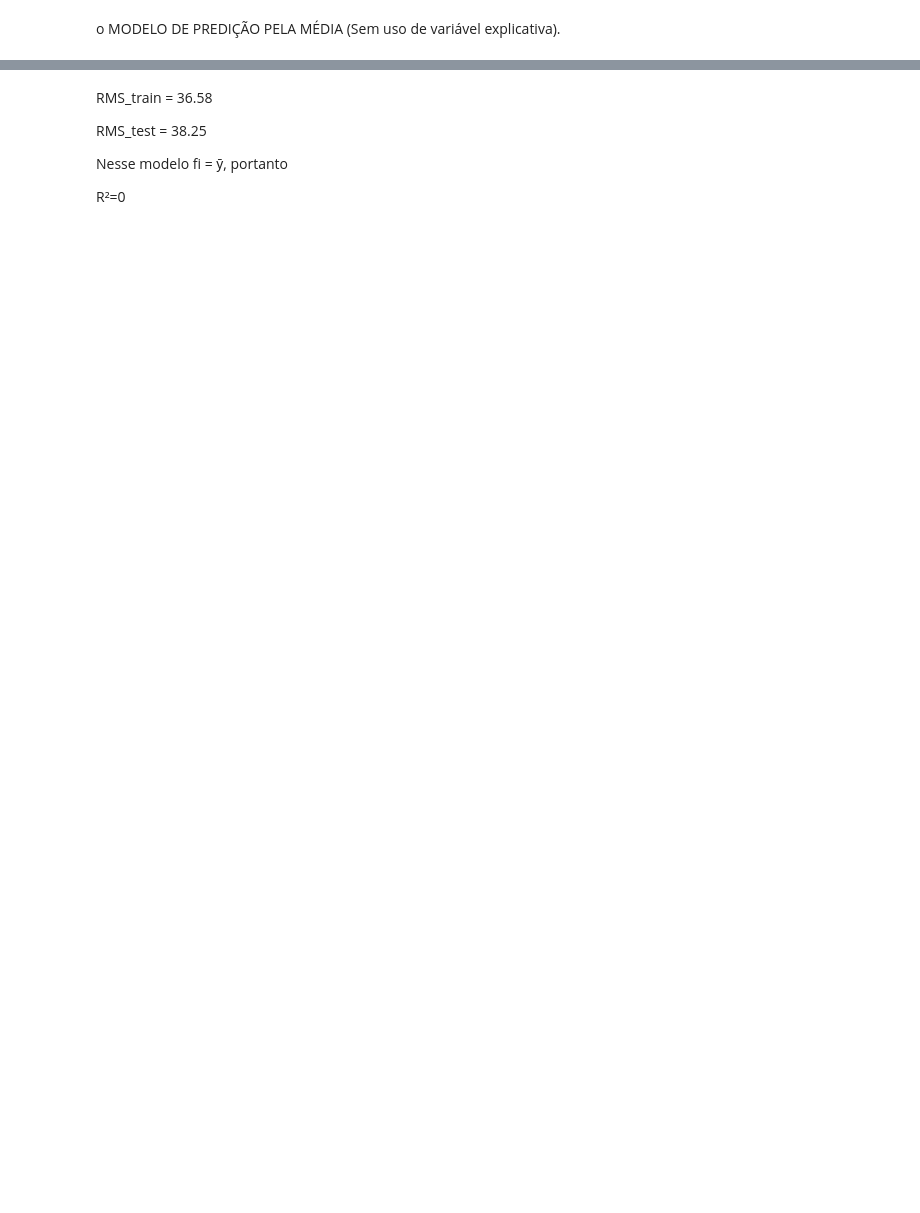
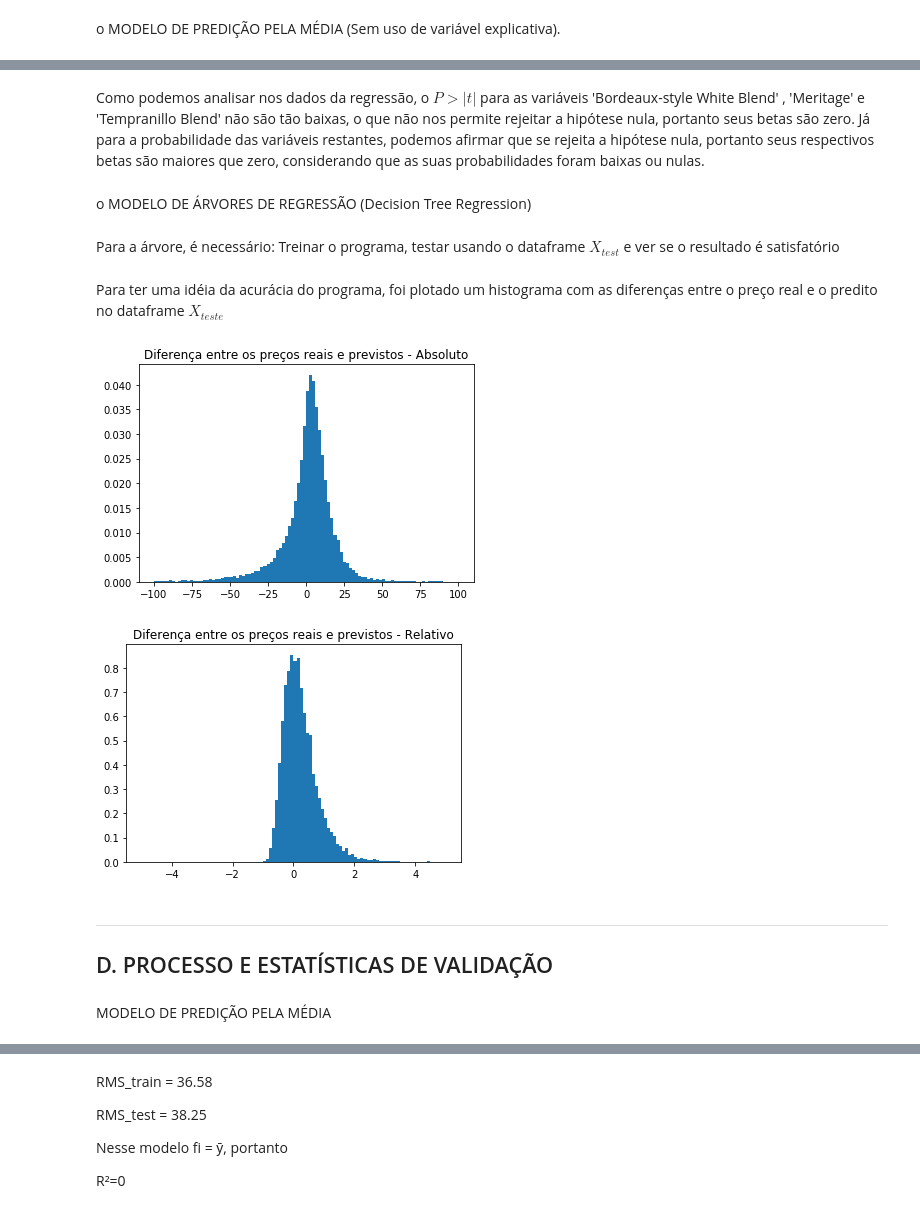
Before and after one commit to FidyBack/projeto_Cdata, a Jupyter notebook: Projeto 3 - Previsão de preço de Vinhos/Projeto3_grupo_6_vinhos.ipynb, the cells around one changed output, grey strips where cells are left out. Cells and saved outputs as stored; diff of their text form; code cells hidden in the pictures; blank space fills up the shorter version.

```diff
--- a/Projeto 3 - Previsão de preço de Vinhos/Projeto3_grupo_6_vinhos.ipynb
+++ b/Projeto 3 - Previsão de preço de Vinhos/Projeto3_grupo_6_vinhos.ipynb
@@ -248,0 +238,7 @@ O preço predito foi $33.77181114368242
+# %%
+erro = []
+for k in range(1,5):
+    clf = KNeighborsRegressor(k)
+    clf.fit(X_train, y_train)
+    y_pred = clf.predict(X_test)
+    erro.append(mean_squared_error(y_test,y_pred))
@@ -249,3 +306,40 @@ O preço predito foi $33.77181114368242
+# %% [markdown]
+Como podemos analisar nos dados da regressão, o $P > |t|$ para as variáveis 'Bordeaux-style White Blend' , 'Meritage' e 'Tempranillo Blend' não são tão baixas, o que não nos permite rejeitar a hipótese nula, portanto seus betas são zero. Já para a probabilidade das variáveis restantes, podemos afirmar que se rejeita a hipótese nula, portanto seus respectivos betas são maiores que zero, considerando que as suas probabilidades foram baixas ou nulas.
+# %% [markdown]
+o MODELO DE ÁRVORES DE REGRESSÃO (Decision Tree Regression)
+# %% [markdown]
+Para a árvore, é necessário: Treinar o programa, testar usando o dataframe $X_{test}$ e ver se o resultado é satisfatório
+# %%
+regressor = DecisionTreeRegressor(random_state = seed)
+regressor.fit(X_train, y_train)
+
+y_pred = regressor.predict(X_test)
+# %% [markdown]
+Para ter uma idéia da acurácia do programa, foi plotado um histograma com as diferenças entre o preço real e o predito no dataframe $X_{teste}$
+# %%
+y_test_final=[]
+for a in y_test.values:
+    y_test_final.append(a[0])
+
+y_test_final=np.array(y_test_final)
+dif_abs = y_pred - y_test_final
+dif_rel = (y_pred - y_test_final)/y_test_final
+
+plt.hist(dif_abs, density = True, bins= 100, range=(-100,100));
+plt.title("Diferença entre os preços reais e previstos - Absoluto")
+plt.show();
+
+plt.hist(dif_rel, density = True, bins= 100, range=(-5,5))
+plt.title("Diferença entre os preços reais e previstos - Relativo")
+plt.show();
+# %% [output]
+[figure, added]
+[figure, added]
+# %% [markdown]
+___
+## D. PROCESSO E ESTATÍSTICAS DE VALIDAÇÃO
+# %% [markdown]
+MODELO DE PREDIÇÃO PELA MÉDIA
 # %%
 z=0
 for e in y_train:
```
Also changed, not shown: parts of 77 cells of this notebook.
